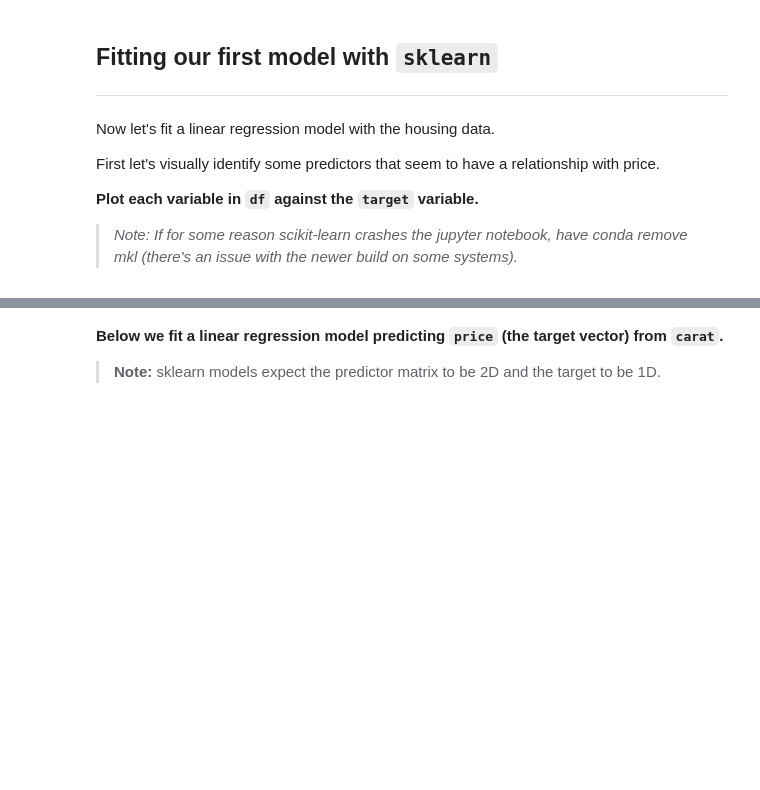
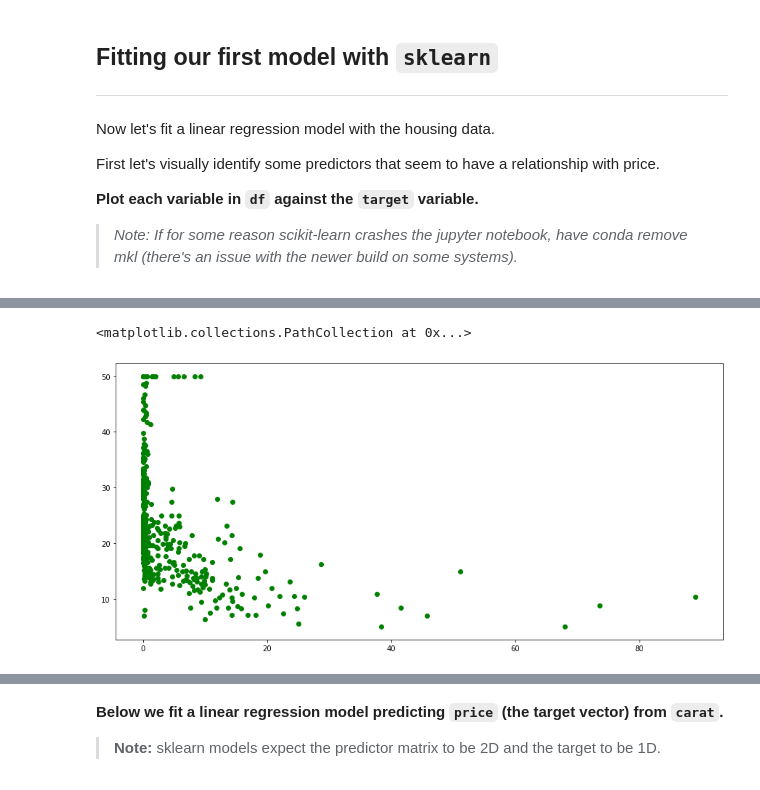
Before and after one commit to persocom01/GA-lessons, a Jupyter notebook: 3.01-lesson-simple_linear_regression/regression-modeling-simple-linear-regression.ipynb, the cells around one changed output, grey strips where cells are left out. Drawn from its saved outputs; the diff is of its cells as text; code cells hidden in the pictures; blank space fills up the shorter version.

```diff
--- a/3.01-lesson-simple_linear_regression/regression-modeling-simple-linear-regression.ipynb
+++ b/3.01-lesson-simple_linear_regression/regression-modeling-simple-linear-regression.ipynb
@@ -612,0 +689,2 @@ The target and the data are what we use to train, or **fit** the model with.
+# %%
+boston = load_boston()
@@ -615,11 +697,5 @@ import numpy as np
 import pandas as pd
 
 # Create dataframe of main data to use as predictors (later). AKA "X"
-df =
-
-# target vector (price)
-target =
-
-print(target.shape)
-print(df.shape)
+df = pd.DataFrame(boston.data, columns=boston.feature_names)
 df.head()
@@ -625,0 +709,7 @@ df.head()
+# %%
+# target vector (price)
+target = boston.target
+
+print(target.shape)
+print(df.shape)
+df.head()
@@ -668,10 +776,14 @@ df.head()
 # %%
 # create a figure
 fig = plt.figure(figsize=(15,7))
 # get the axis of that figure
 ax = plt.gca()
 
 # plot a scatter plot on CARAT with our data
+ax.scatter(df.CRIM, target, c='g')
+# %% [output]
+<matplotlib.collections.PathCollection at 0x...>
+[figure, added]
 # %%
 # create a figure
 fig = plt.figure(figsize=(15,7))
```
Also changed, not shown: parts of 39 cells of this notebook, 7 other files.
